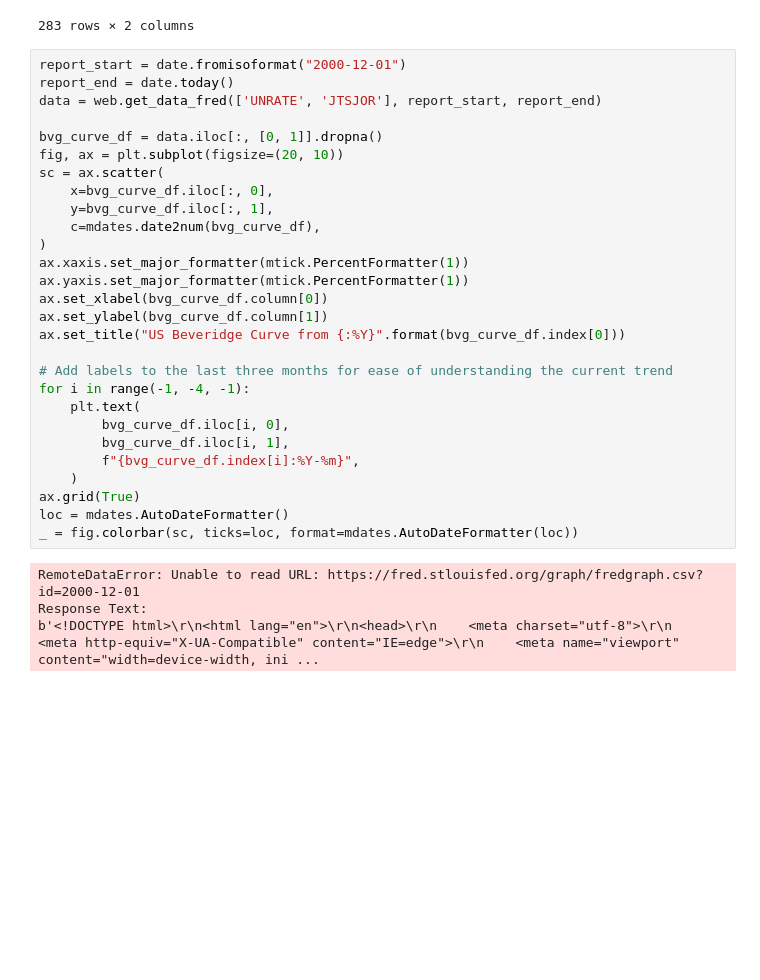
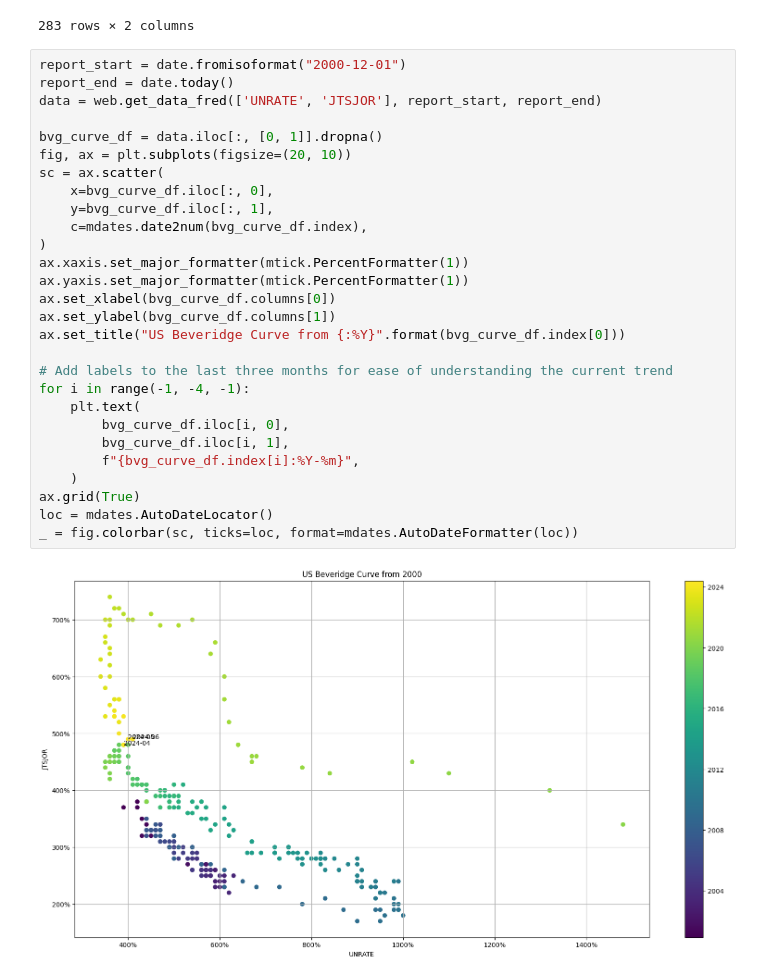
Before and after one commit to KidQuant/economic_analysis, a Jupyter notebook: US Beveridge Curve Data.ipynb, the cells around one changed output. Drawn from its saved outputs; the diff is of its cells as text; blank space fills up the shorter version.

```diff
--- a/US Beveridge Curve Data.ipynb
+++ b/US Beveridge Curve Data.ipynb
@@ -44,32 +44,30 @@ data.loc["2001":]
 # %%
 report_start = date.fromisoformat("2000-12-01")
 report_end = date.today()
 data = web.get_data_fred(['UNRATE', 'JTSJOR'], report_start, report_end)
 
 bvg_curve_df = data.iloc[:, [0, 1]].dropna()
-fig, ax = plt.subplot(figsize=(20, 10))
+fig, ax = plt.subplots(figsize=(20, 10))
 sc = ax.scatter(
     x=bvg_curve_df.iloc[:, 0],
     y=bvg_curve_df.iloc[:, 1],
-    c=mdates.date2num(bvg_curve_df),
+    c=mdates.date2num(bvg_curve_df.index),
 )
 ax.xaxis.set_major_formatter(mtick.PercentFormatter(1))
 ax.yaxis.set_major_formatter(mtick.PercentFormatter(1))
-ax.set_xlabel(bvg_curve_df.column[0])
-ax.set_ylabel(bvg_curve_df.column[1])
+ax.set_xlabel(bvg_curve_df.columns[0])
+ax.set_ylabel(bvg_curve_df.columns[1])
 ax.set_title("US Beveridge Curve from {:%Y}".format(bvg_curve_df.index[0]))
 
 # Add labels to the last three months for ease of understanding the current trend
 for i in range(-1, -4, -1):
     plt.text(
         bvg_curve_df.iloc[i, 0],
         bvg_curve_df.iloc[i, 1],
         f"{bvg_curve_df.index[i]:%Y-%m}",
     )
 ax.grid(True)
-loc = mdates.AutoDateFormatter()
+loc = mdates.AutoDateLocator()
 _ = fig.colorbar(sc, ticks=loc, format=mdates.AutoDateFormatter(loc))
 # %% [output]
-RemoteDataError: Unable to read URL: https://fred.stlouisfed.org/graph/fredgraph.csv?id=2000-12-01
-Response Text:
-b'<!DOCTYPE html>\r\n<html lang="en">\r\n<head>\r\n    <meta charset="utf-8">\r\n    <meta http-equiv="X-UA-Compatible" content="IE=edge">\r\n    <meta name="viewport" content="width=device-width, ini ...
+[figure, added]
```
Also changed, not shown: parts of 1 cell of this notebook.
